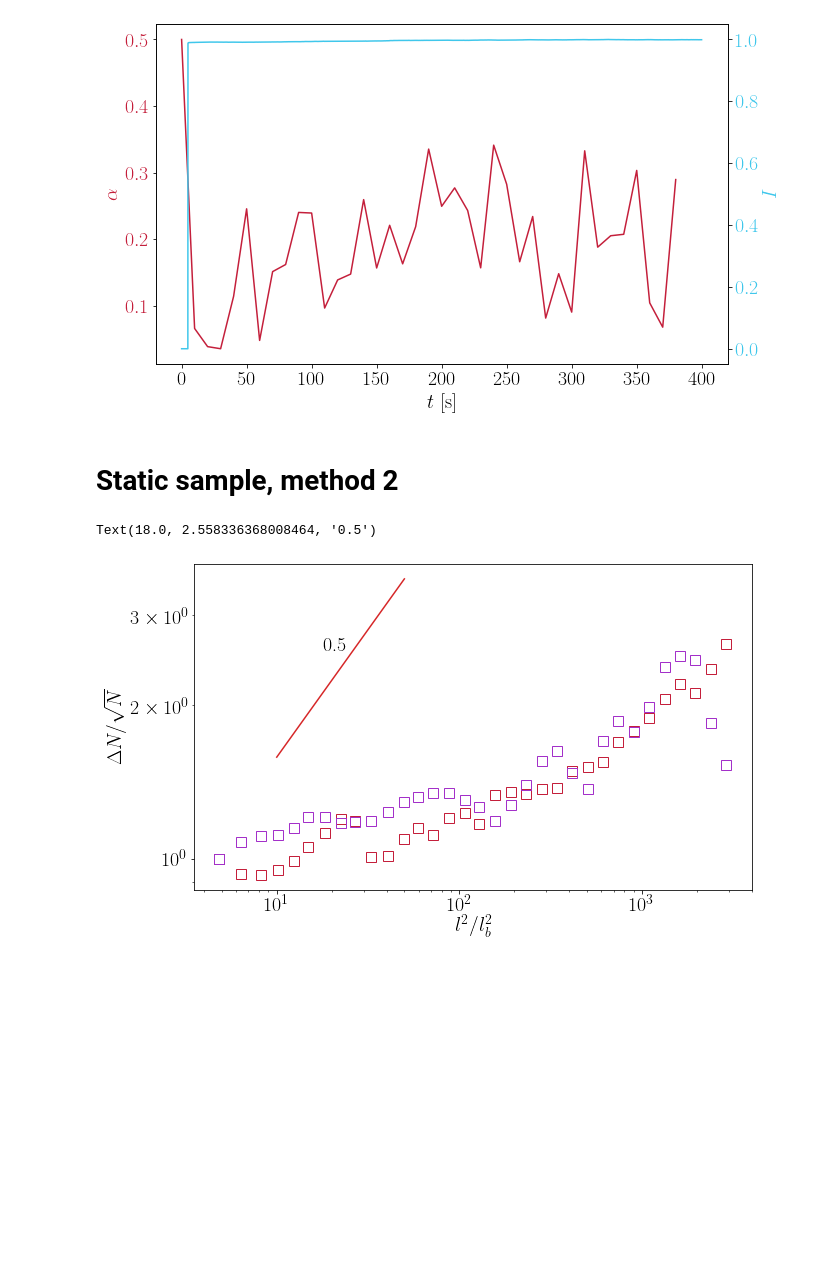
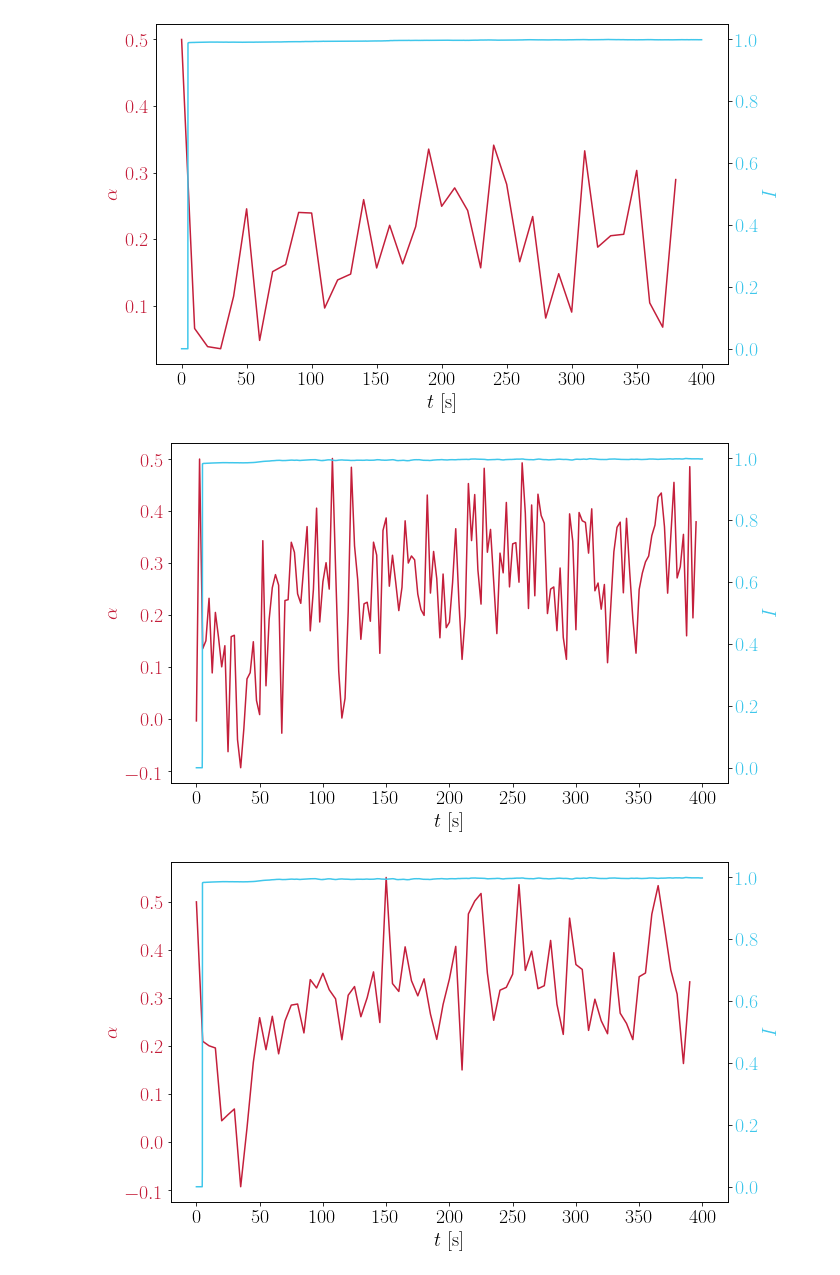
Before and after one commit to ZLoverty/Python, a Jupyter notebook: Correlation/src/fig-2_GNF.ipynb, the cells around one changed output. Drawn from its saved outputs; the diff is of its cells as text; code cells hidden in the pictures; blank space fills up the shorter version.

```diff
--- a/Correlation/src/fig-2_GNF.ipynb
+++ b/Correlation/src/fig-2_GNF.ipynb
@@ -801,35 +800,14 @@ for num in numL:
 [figure]
 [figure]
 [figure]
-# %% [markdown]
-# Static sample, method 2
-# %%
-folder1 = r'E:\moreData\df2nobp_result_16bit\No.1P_static'
-folder2 = r'E:\moreData\df2nobp_result_16bit\No.1P_dynamic'
-folder3 = r'E:\moreData\df2nobp_result_16bit\synthetic'
-data1 = pd.read_csv(os.path.join(folder1, 'df_average.csv'))
-data2 = pd.read_csv(os.path.join(folder2, 'df_average.csv'))
-data3 = pd.read_csv(os.path.join(folder3, 'df_average.csv'))
-lb = 3
-mpp = 0.33
-k = 0
-for subdata in [data1, data2, data3]:
-    xx = subdata.n / (lb/mpp)**2
-    yy = subdata.d / subdata.n**.5
-    yy = yy / yy.iat[0]
-    plt.plot(xx[0:len(xx):3], yy[0:len(yy):3], ls='', marker='s',
-            mfc=(0,0,0,0), mec=wowcolor(k), markersize=10)
-    k += 1
-plt.xscale('log')
-plt.yscale('log')
-plt.xlabel('$l^2/l_b^2$')
-plt.ylabel('$\Delta N/\sqrt{N}$')
-
-# guide of the eye slope
-x = np.array([10, 50])
-y = x**0.5 / 2
-plt.plot(x, y)
-plt.text(0.8*x[0]+0.2*x[1], y.mean(), '0.5')
-# %% [output]
-Text(18.0, 2.558336368008464, '0.5')
-[figure, removed]
+# %%
+iL = [25, 50, 75]
+num = 1
+i_data = pd.read_csv(r'E:\moreData\06232020\overall_intensity\{0:02d}\intensity.csv'.format(num))
+for i in iL:
+    k_data = pd.read_csv(r'E:\moreData\06232020\df2_kinetics\i={0:02d}\{1:02d}\kinetics_data.csv'.format(i, num))
+    fig = plot_kinetics(k_data, i_data, seg_length=i)
+    fig.savefig(r'E:\moreData\06232020\kinetics_plots\vary_interval\i={0:02d}.png'.format(i), format='png', dpi=300)
+# %% [output]
+[figure, added]
+[figure, added]
```
Also changed, not shown: parts of 19 cells of this notebook, 5 other files.
